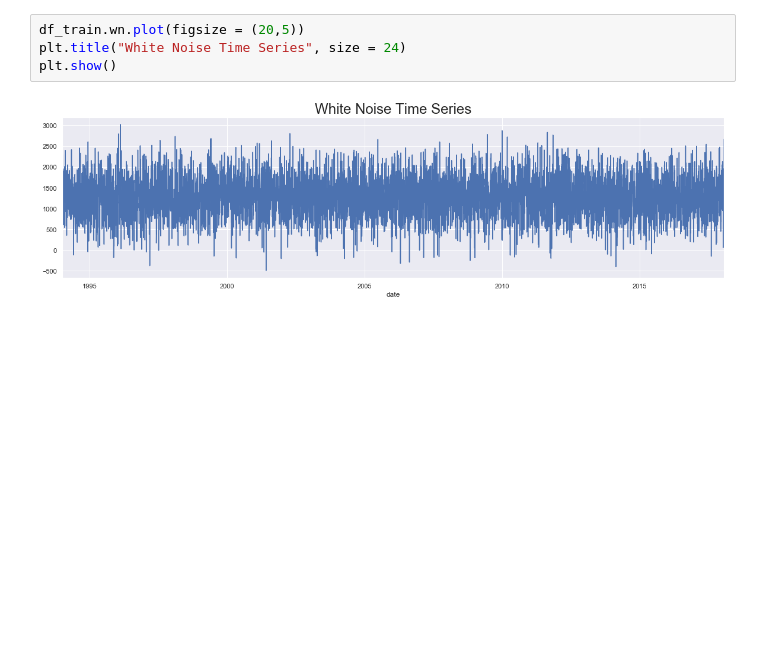
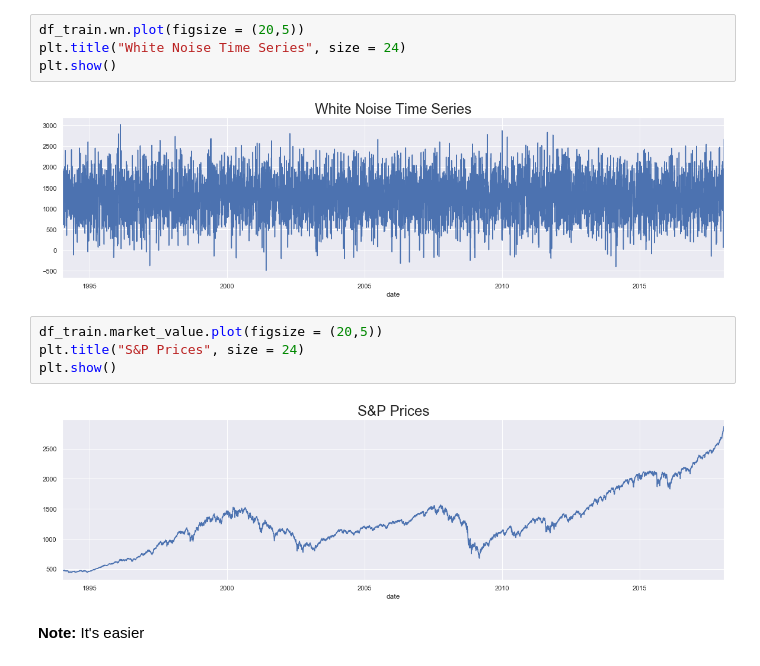
Before and after one commit to dinaabdulrasoul/Time-Series-Analysis-with-Python, a Jupyter notebook: time_series_analysis.ipynb, the cells around one changed output. Cells and saved outputs as stored; diff of their text form; blank space fills up the shorter version.

```diff
--- a/time_series_analysis.ipynb
+++ b/time_series_analysis.ipynb
@@ -319,3 +319,11 @@ plt.title("White Noise Time Series", size = 24)
 plt.show()
 # %% [output]
 [figure]
+# %%
+df_train.market_value.plot(figsize = (20,5))
+plt.title("S&P Prices", size = 24)
+plt.show()
+# %% [output]
+[figure, added]
+# %% [markdown]
+**Note:** It's easier
```
